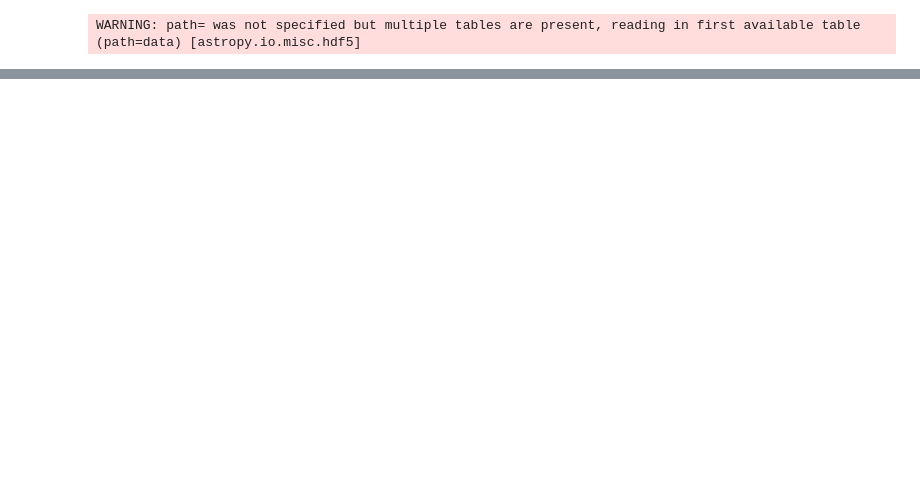
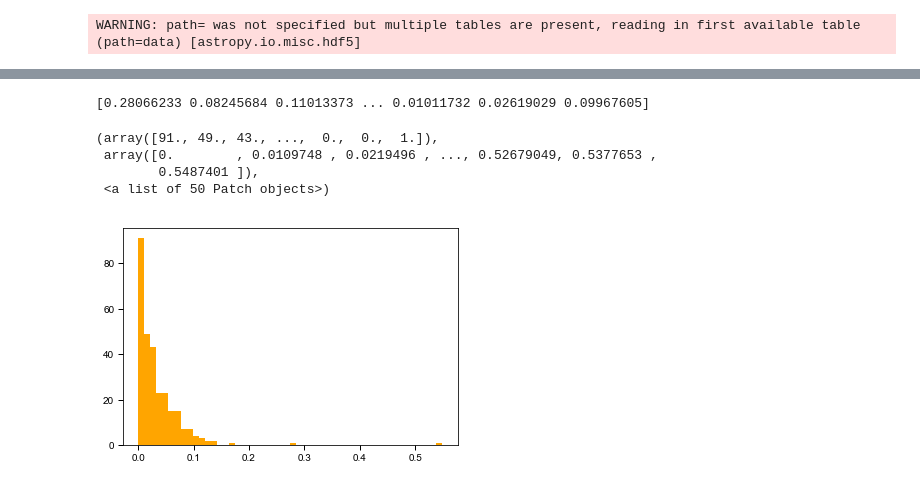
Before and after one commit to jztuan/SIP18, a Jupyter notebook: distance_diagram_cos.ipynb, the cells around one changed output, grey strips where cells are left out. Cells and saved outputs as stored; diff of their text form; code cells hidden in the pictures; blank space fills up the shorter version.

```diff
--- a/distance_diagram_cos.ipynb
+++ b/distance_diagram_cos.ipynb
@@ -96,3 +120,21 @@ plt.savefig('/Users/Andy/Desktop/IJH_pt4_cos_starlike_movingmedian.pdf')
+# %%
+distance_814_125_160_cos = np.array([])
+for m in range(0,total_length-15):
+    min_distance = 99999
+    for n in range(0,total_length-15):
+        dist = math.sqrt((movingmedian_f814_f125_cos2[n]-f814_f125_cos_sorted2[m])**2+(movingmedian_f125_f160_cos2[n]-f125_f160_cos_sorted2[m])**2)
+        if (dist < min_distance):
+            min_distance = dist
+    distance_814_125_160_cos = np.append(distance_814_125_160_cos,min_distance)
+print distance_814_125_160_cos
+plt.hist(distance_814_125_160_cos,50,color='orange')
+# %% [output]
+[0.28066233 0.08245684 0.11013373 ... 0.01011732 0.02619029 0.09967605]
+(array([91., 49., 43., ...,  0.,  0.,  1.]),
+ array([0.        , 0.0109748 , 0.0219496 , ..., 0.52679049, 0.5377653 ,
+        0.5487401 ]),
+ <a list of 50 Patch objects>)
+[figure, added]
 # %%
 distance1_cos = np.array([]) # distance of x-value of GIJ from the moving median
 distance2_cos = np.array([]) # distance of x-value of IJH from the moving median
```
Also changed, not shown: parts of 9 cells of this notebook, 4 other files.
